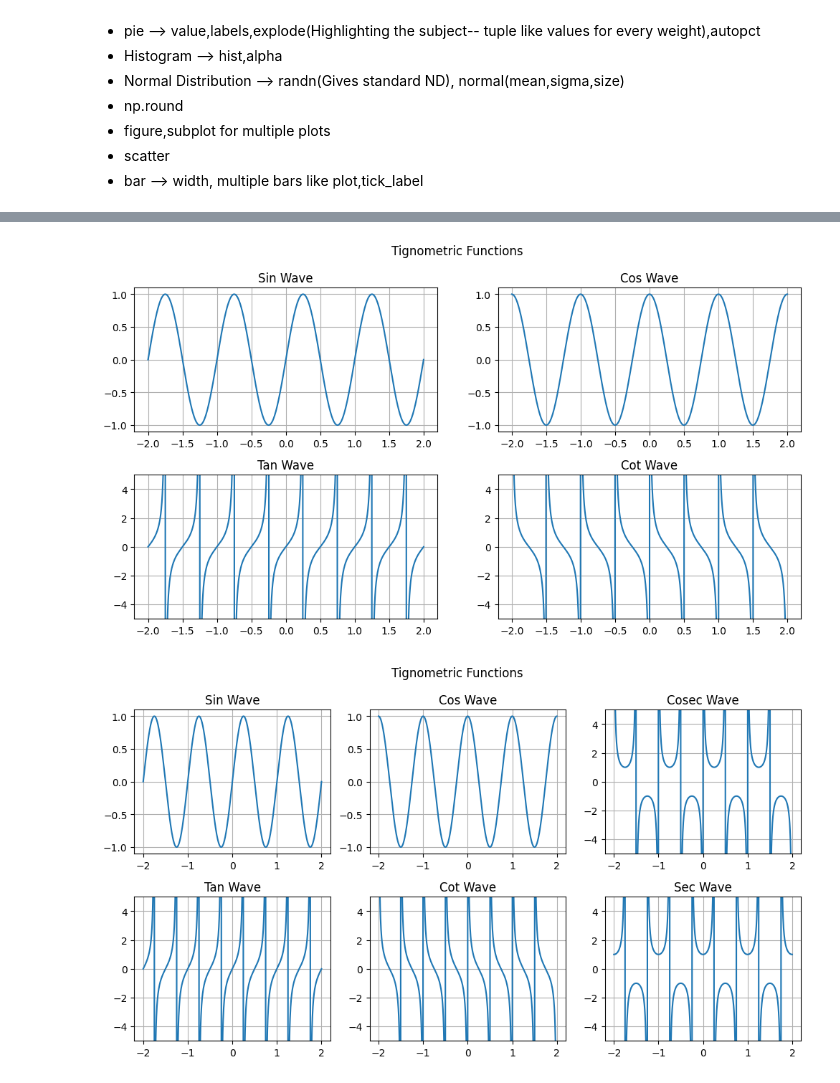
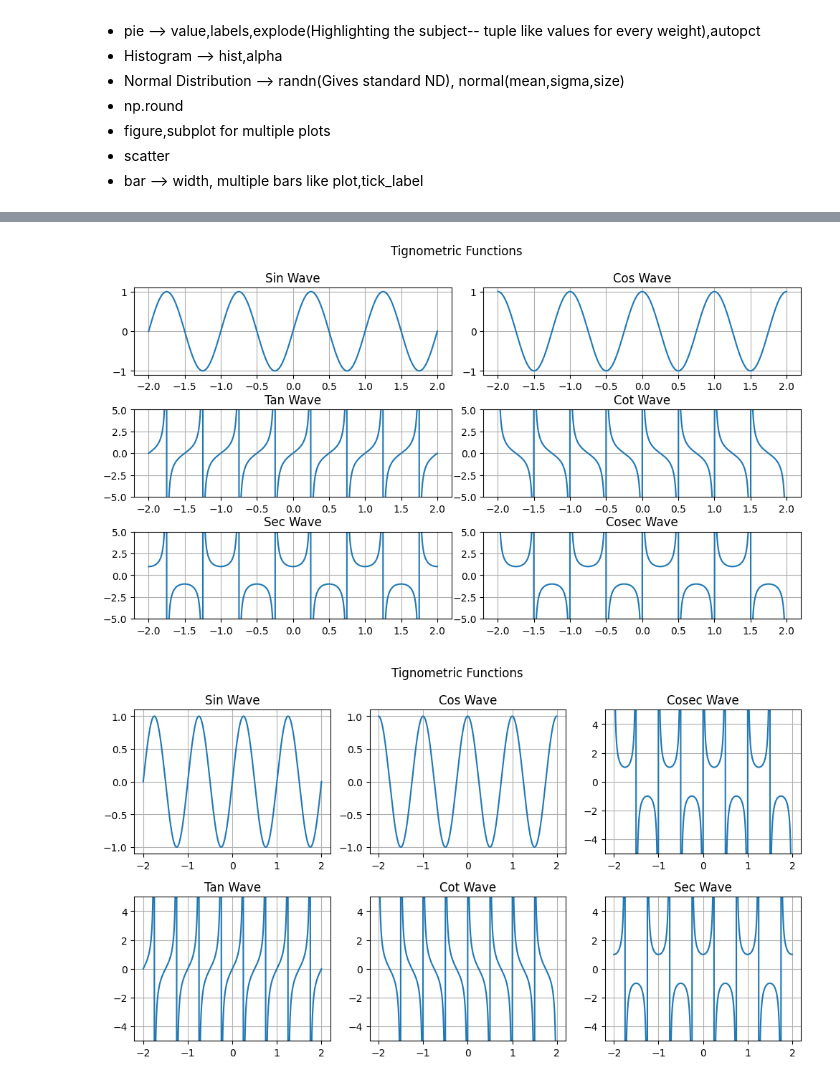
Before and after one commit to ShubhamSinghal12/DS_PP_AUG_25, a Jupyter notebook: Data Visualization/MatplotlibDemo2.ipynb, the cells around one changed output, grey strips where cells are left out. Saved outputs shown, nothing was run; the diff lists cells and outputs as text; code cells hidden in the pictures.

```diff
--- a/Data Visualization/MatplotlibDemo2.ipynb
+++ b/Data Visualization/MatplotlibDemo2.ipynb
@@ -16,40 +40,55 @@ import pandas as pd
 # %%
 X = np.linspace(-2,2,1000)
 ySin= np.sin(2*np.pi*X)
 yCos= np.cos(2*np.pi*X)
 
 ytan= np.tan(2*np.pi*X)
-ycot= yCos/ySin
+ycot= ytan**-1
+
+ysec = 1/yCos
+ycosec = ySin**-1
 
 plt.figure(figsize=(12,6))
 
-plt.subplot(2,2,1)
+plt.subplot(3,2,1)
 plt.plot(X,ySin)
 plt.grid()
 plt.title("Sin Wave")
 
-plt.subplot(2,2,2)
+plt.subplot(3,2,2)
 plt.plot(X,yCos)
 plt.grid()
 plt.title("Cos Wave")
 
-plt.subplot(2,2,3)
+plt.subplot(3,2,3)
 plt.plot(X,ytan)
 plt.grid()
 plt.ylim((-5,5))
 plt.title("Tan Wave")
 
-plt.subplot(2,2,4)
+plt.subplot(3,2,4)
 plt.plot(X,ycot)
 plt.grid()
 plt.ylim((-5,5))
 plt.title("Cot Wave")
 
+plt.subplot(3,2,5)
+plt.plot(X,ysec)
+plt.grid()
+plt.ylim((-5,5))
+plt.title("Sec Wave")
+
+plt.subplot(3,2,6)
+plt.plot(X,ycosec)
+plt.grid()
+plt.ylim((-5,5))
+plt.title("Cosec Wave")
+
 plt.suptitle("Tignometric Functions")
-plt.subplots_adjust(hspace=0.3)
+plt.subplots_adjust(hspace=0.4,wspace=0.1)
 plt.show()
 # %% [output]
-[figure, old version]
+[figure, new version]
 # %%
 X = np.linspace(-2,2,1000)
 ySin= np.sin(2*np.pi*X)
```
Also changed, not shown: parts of 8 cells of this notebook, 9 other files.
